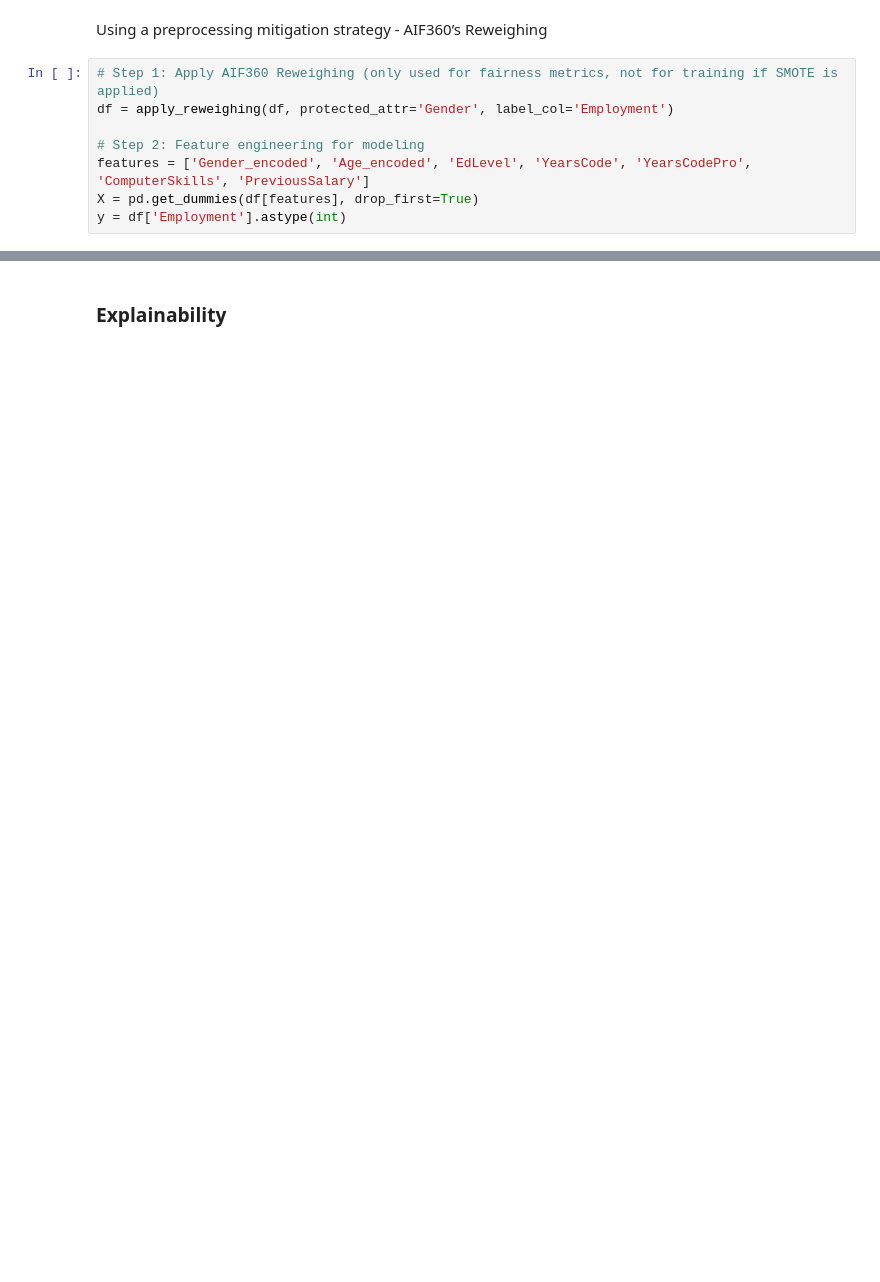
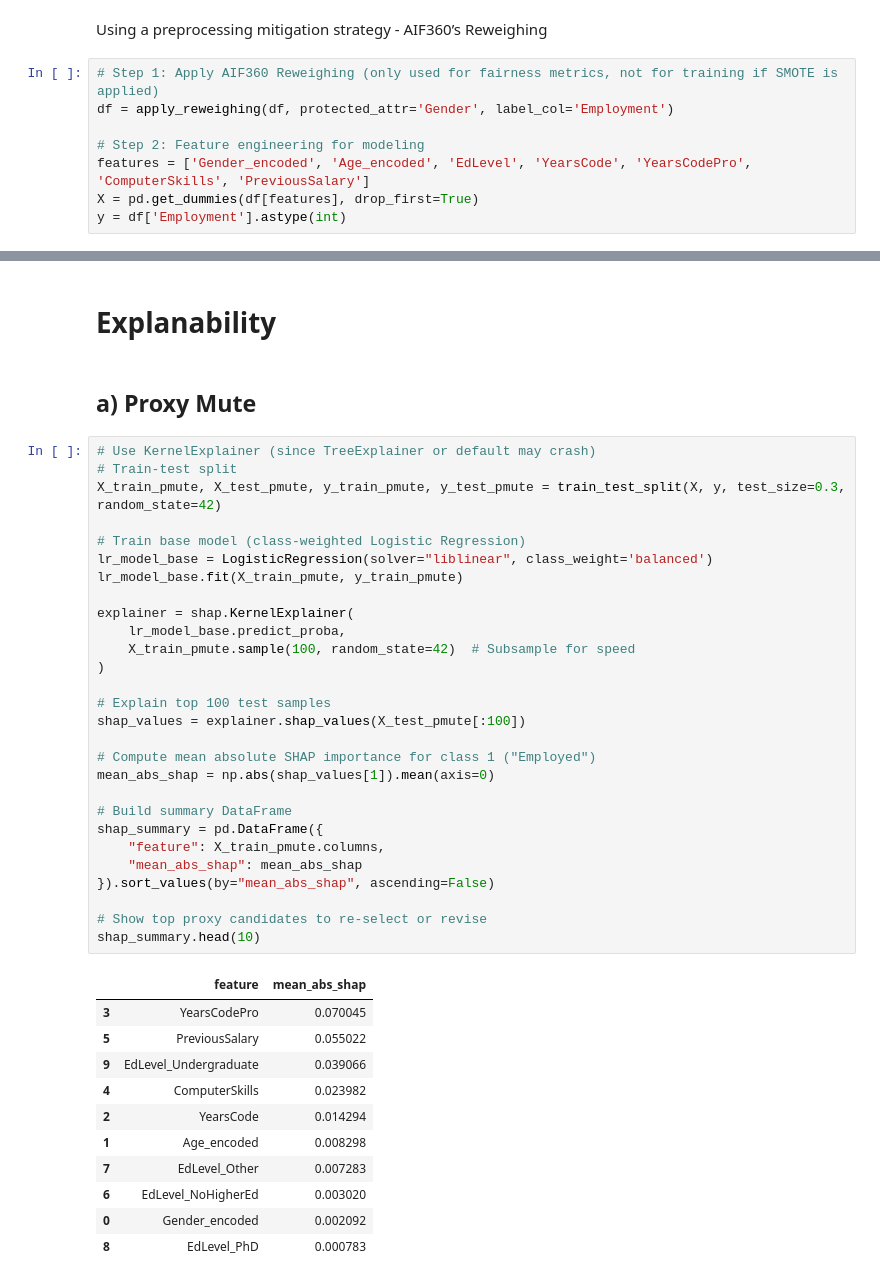
Before and after one commit to sanjna19/516-Project, a Jupyter notebook: notebooks/modeling_fairness.ipynb, the cells around one changed output, grey strips where cells are left out. Drawn from its saved outputs; the diff is of its cells as text; blank space fills up the shorter version.

Commit message:
Add files via upload
Optimized model changes

```diff
--- a/notebooks/modeling_fairness.ipynb
+++ b/notebooks/modeling_fairness.ipynb
@@ -57,3 +290,45 @@ y = df['Employment'].astype(int)
 # %% [markdown]
-### Explainability
+# Explanability
+# %% [markdown]
+## a) Proxy Mute
+# %%
+# Use KernelExplainer (since TreeExplainer or default may crash)
+# Train-test split
+X_train_pmute, X_test_pmute, y_train_pmute, y_test_pmute = train_test_split(X, y, test_size=0.3, random_state=42)
+
+# Train base model (class-weighted Logistic Regression)
+lr_model_base = LogisticRegression(solver="liblinear", class_weight='balanced')
+lr_model_base.fit(X_train_pmute, y_train_pmute)
+
+explainer = shap.KernelExplainer(
+    lr_model_base.predict_proba,
+    X_train_pmute.sample(100, random_state=42)  # Subsample for speed
+)
+
+# Explain top 100 test samples
+shap_values = explainer.shap_values(X_test_pmute[:100])
+
+# Compute mean absolute SHAP importance for class 1 ("Employed")
+mean_abs_shap = np.abs(shap_values[1]).mean(axis=0)
+
+# Build summary DataFrame
+shap_summary = pd.DataFrame({
+    "feature": X_train_pmute.columns,
+    "mean_abs_shap": mean_abs_shap
+}).sort_values(by="mean_abs_shap", ascending=False)
+
+# Show top proxy candidates to re-select or revise
+shap_summary.head(10)
+# %% [output]
+|  | feature | mean_abs_shap |
+| 3 | YearsCodePro | 0.070045 |
+| 5 | PreviousSalary | 0.055022 |
+| 9 | EdLevel_Undergraduate | 0.039066 |
+| 4 | ComputerSkills | 0.023982 |
+| 2 | YearsCode | 0.014294 |
+| 1 | Age_encoded | 0.008298 |
+| 7 | EdLevel_Other | 0.007283 |
+| 6 | EdLevel_NoHigherEd | 0.003020 |
+| 0 | Gender_encoded | 0.002092 |
+| 8 | EdLevel_PhD | 0.000783 |
 # %%
```
Also changed, not shown: parts of 24 cells of this notebook.
